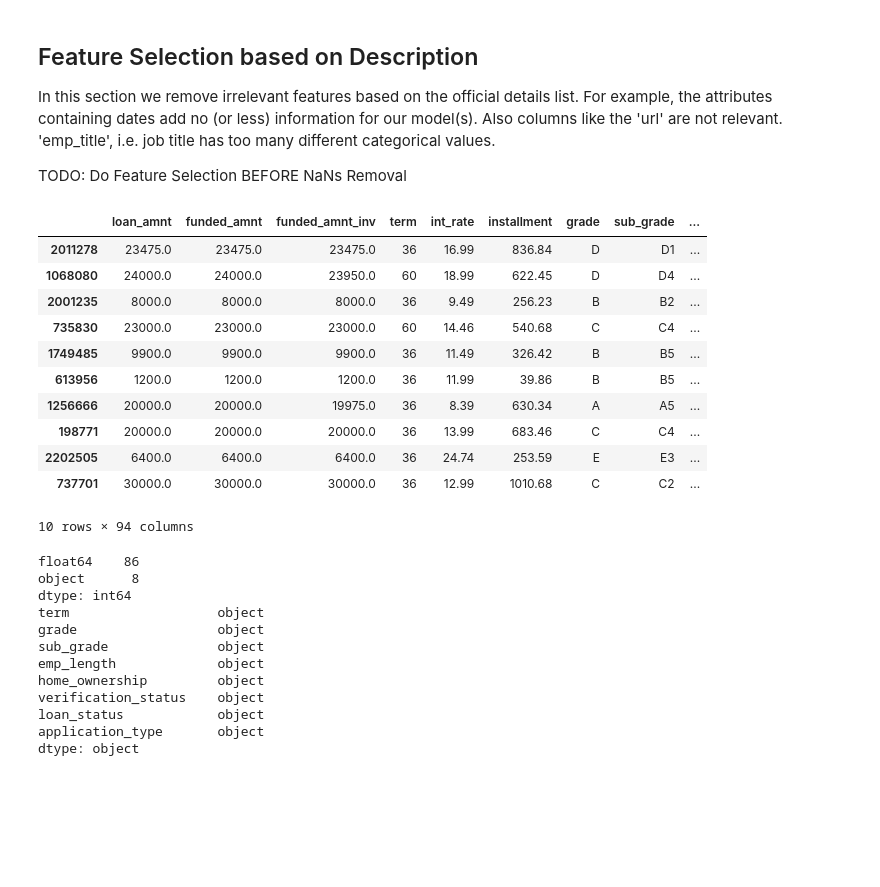
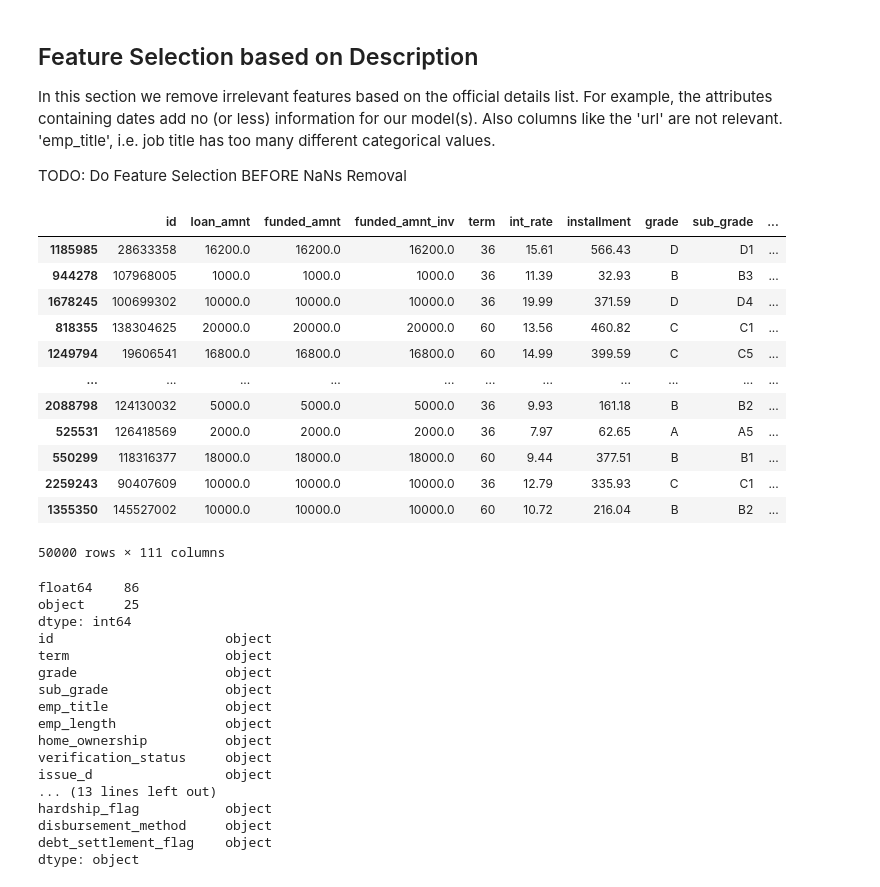
Before and after one commit to negralessio/advanced-ml-final-project, a Jupyter notebook: notebooks/preprocessing.ipynb, the cells around one changed output. Drawn from its saved outputs; the diff is of its cells as text; code cells hidden in the pictures; blank space fills up the shorter version.

```diff
--- a/notebooks/preprocessing.ipynb
+++ b/notebooks/preprocessing.ipynb
@@ -85,9 +87,9 @@ In this section we remove irrelevant features based on the official details list
 TODO: Do Feature Selection BEFORE NaNs Removal
 # %%
 # Define irrelevant columns to drop, also includes columns like 'id' which we cannot use for prediction
-irrelevant_columns = ['url', 'zip_code', 'id', 'emp_title', 'issue_d', 'pymnt_plan', 'purpose', 'title', 'zip_code', 'addr_state', 'earliest_cr_line', 'initial_list_status', 'last_pymnt_d', 'next_pymnt_d', 'last_credit_pull_d', 'disbursement_method', 'debt_settlement_flag', 'hardship_flag']
+irrelevant_columns = ['url', 'zip_code', 'id', 'emp_title', 'issue_d', 'pymnt_plan', 'purpose', 'title', 'addr_state', 'earliest_cr_line', 'initial_list_status', 'last_pymnt_d', 'next_pymnt_d', 'last_credit_pull_d', 'disbursement_method', 'debt_settlement_flag', 'hardship_flag']
 
-accepted_df.drop(irrelevant_columns, axis=1, inplace=True)
+#accepted_df.drop(irrelevant_columns, axis=1, inplace=True)
 # %%
 # Feature Cleaning
 
@@ -111,20 +113,21 @@ accepted_df['emp_length'] = accepted_df['emp_length'].apply(lambda x: clean_empl
 # Remove suffix in attribute "term"
 accepted_df["term"] = accepted_df["term"].apply(lambda x: re.sub('[^0-9]','', str(x)))
 # %%
-accepted_df.head(10)
+accepted_df
 # %% [output]
-|  | loan_amnt | funded_amnt | funded_amnt_inv | term | int_rate | installment | grade | sub_grade | ... |
-| 2011278 | 23475.0 | 23475.0 | 23475.0 | 36 | 16.99 | 836.84 | D | D1 | ... |
-| 1068080 | 24000.0 | 24000.0 | 23950.0 | 60 | 18.99 | 622.45 | D | D4 | ... |
-| 2001235 | 8000.0 | 8000.0 | 8000.0 | 36 | 9.49 | 256.23 | B | B2 | ... |
-| 735830 | 23000.0 | 23000.0 | 23000.0 | 60 | 14.46 | 540.68 | C | C4 | ... |
-| 1749485 | 9900.0 | 9900.0 | 9900.0 | 36 | 11.49 | 326.42 | B | B5 | ... |
-| 613956 | 1200.0 | 1200.0 | 1200.0 | 36 | 11.99 | 39.86 | B | B5 | ... |
-| 1256666 | 20000.0 | 20000.0 | 19975.0 | 36 | 8.39 | 630.34 | A | A5 | ... |
-| 198771 | 20000.0 | 20000.0 | 20000.0 | 36 | 13.99 | 683.46 | C | C4 | ... |
-| 2202505 | 6400.0 | 6400.0 | 6400.0 | 36 | 24.74 | 253.59 | E | E3 | ... |
-| 737701 | 30000.0 | 30000.0 | 30000.0 | 36 | 12.99 | 1010.68 | C | C2 | ... |
+|  | id | loan_amnt | funded_amnt | funded_amnt_inv | term | int_rate | installment | grade | sub_grade | ... |
+| 1185985 | 28633358 | 16200.0 | 16200.0 | 16200.0 | 36 | 15.61 | 566.43 | D | D1 | ... |
+| 944278 | 107968005 | 1000.0 | 1000.0 | 1000.0 | 36 | 11.39 | 32.93 | B | B3 | ... |
+| 1678245 | 100699302 | 10000.0 | 10000.0 | 10000.0 | 36 | 19.99 | 371.59 | D | D4 | ... |
+| 818355 | 138304625 | 20000.0 | 20000.0 | 20000.0 | 60 | 13.56 | 460.82 | C | C1 | ... |
+| 1249794 | 19606541 | 16800.0 | 16800.0 | 16800.0 | 60 | 14.99 | 399.59 | C | C5 | ... |
+| ... | ... | ... | ... | ... | ... | ... | ... | ... | ... | ... |
+| 2088798 | 124130032 | 5000.0 | 5000.0 | 5000.0 | 36 | 9.93 | 161.18 | B | B2 | ... |
+| 525531 | 126418569 | 2000.0 | 2000.0 | 2000.0 | 36 | 7.97 | 62.65 | A | A5 | ... |
+| 550299 | 118316377 | 18000.0 | 18000.0 | 18000.0 | 60 | 9.44 | 377.51 | B | B1 | ... |
+| 2259243 | 90407609 | 10000.0 | 10000.0 | 10000.0 | 36 | 12.79 | 335.93 | C | C1 | ... |
+| 1355350 | 145527002 | 10000.0 | 10000.0 | 10000.0 | 60 | 10.72 | 216.04 | B | B2 | ... |
-10 rows × 94 columns
+50000 rows × 111 columns
 # %%
 # TODO: Encode categorical values to numeric ones, e.g. with One Hot Encoder
 accepted_df.dtypes
@@ -132,17 +135,23 @@ accepted_df.dtypes
 #sns.histplot(accepted_df.dtypes.values)
 print(accepted_df.dtypes.value_counts())
 # Show columns where its type != float64
-print(accepted_df.dtypes[accepted_df.dtypes != "float64"])
+categorical_columns = accepted_df.dtypes[accepted_df.dtypes != "float64"]
+print(categorical_columns)
 # %% [output]
 float64    86
-object      8
+object     25
 dtype: int64
-term                   object
-grade                  object
-sub_grade              object
-emp_length             object
-home_ownership         object
-verification_status    object
-loan_status            object
-application_type       object
+id                      object
+term                    object
+grade                   object
+sub_grade               object
+emp_title               object
+emp_length              object
+home_ownership          object
+verification_status     object
+issue_d                 object
+... (13 lines left out)
+hardship_flag           object
+disbursement_method     object
+debt_settlement_flag    object
 dtype: object
```
Also changed, not shown: parts of 6 cells of this notebook.
